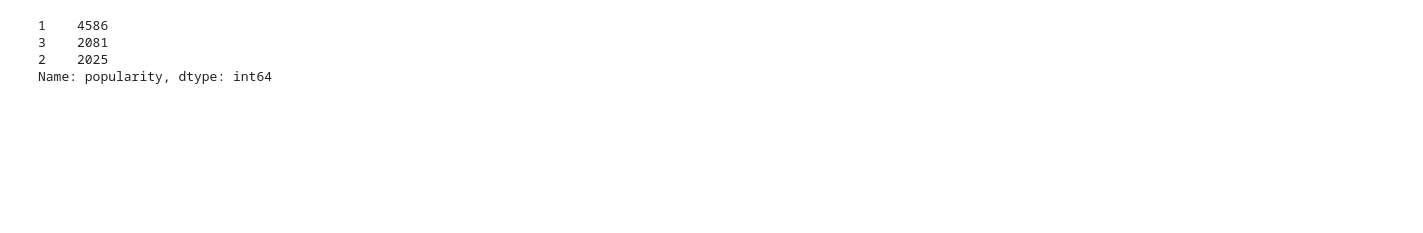
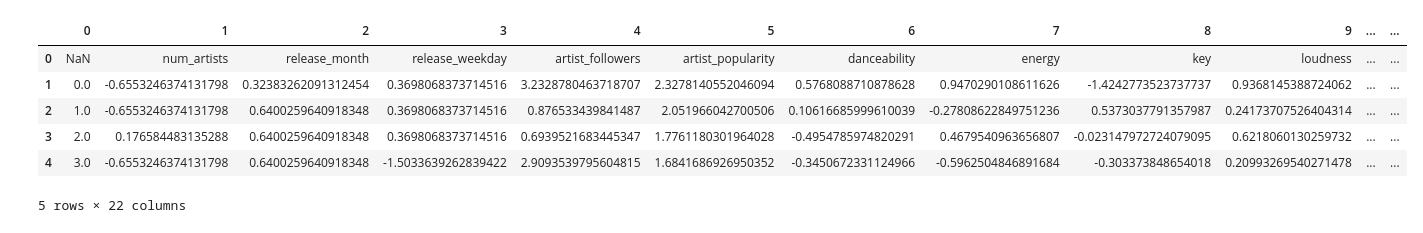
Before and after one commit to feliperamis/spotify-track-prediction, a Jupyter notebook: Practice2/NaiveBayes.ipynb, the cells around one changed output. Drawn from its saved outputs; the diff is of its cells as text; code cells hidden in the pictures; blank space fills up the shorter version.

```diff
--- a/Practice2/NaiveBayes.ipynb
+++ b/Practice2/NaiveBayes.ipynb
@@ -1,27 +1,23 @@
 # %%
 #WORK IN PROGRESS
 
 import matplotlib.pyplot as  plt
 import pandas as pd
 import numpy as np
 
 
 import matplotlib.pyplot as plt
+#Poco popular = Valor 0 = [0, 57]
+#Popular = Valor 1 = (57, 65]
+#Super popular = Valor 3 = (65, 100]
 
-#Poco popular = Valor 0 = [0, 50]
-#Popular = Valor 1 = (50, 61]
-#Muy popular = Valor 2 = (61, 67]
-#Super popular = Valor 3 = (67, 100]
-
-df=pd.read_csv("../datasets/SpotifyDataset.csv",header=None)
-df.columns = df.iloc[0]
-df = df.drop(0)
-df.columns = df.columns.fillna('to_drop')
-df.drop('to_drop', axis = 1, inplace = True)
+df=pd.read_csv("../datasets/NormalizedSpotifyDataset.csv",header=None)
 df.head()
-df.popularity.value_counts()
 # %% [output]
+|  | 0 | 1 | 2 | 3 | 4 | 5 | 6 | 7 | 8 | 9 | ... | ... |
+| 0 | NaN | num_artists | release_month | release_weekday | artist_followers | artist_popularity | danceability | energy | key | loudness | ... | ... |
+| 1 | 0.0 | -0.6553246374131798 | 0.32383262091312454 | 0.3698068373714516 | 3.2328780463718707 | 2.3278140552046094 | 0.5768088710878628 | 0.9470290108611626 | -1.4242773523737737 | 0.9368145388724062 | ... | ... |
+| 2 | 1.0 | -0.6553246374131798 | 0.6400259640918348 | 0.3698068373714516 | 0.876533439841487 | 2.051966042700506 | 0.10616685999610039 | -0.27808622849751236 | 0.5373037791357987 | 0.24173707526404314 | ... | ... |
+| 3 | 2.0 | 0.176584483135288 | 0.6400259640918348 | 0.3698068373714516 | 0.6939521683445347 | 1.7761180301964028 | -0.4954785974820291 | 0.4679540963656807 | -0.023147972724079095 | 0.6218060130259732 | ... | ... |
+| 4 | 3.0 | -0.6553246374131798 | 0.6400259640918348 | -1.5033639262839422 | 2.9093539795604815 | 1.6841686926950352 | -0.3450672331124966 | -0.5962504846891684 | -0.303373848654018 | 0.20993269540271478 | ... | ... |
-1    4586
-3    2081
-2    2025
-Name: popularity, dtype: int64
+5 rows × 22 columns
```
Also changed, not shown: parts of 14 cells of this notebook.
